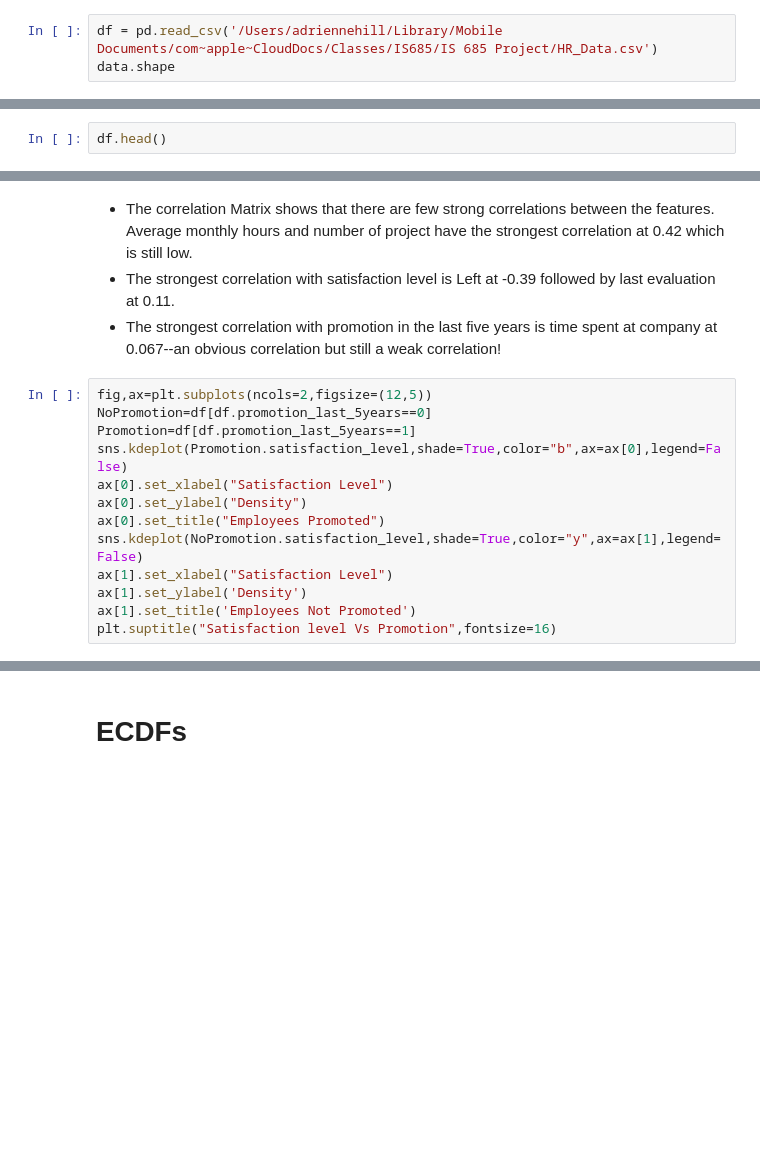
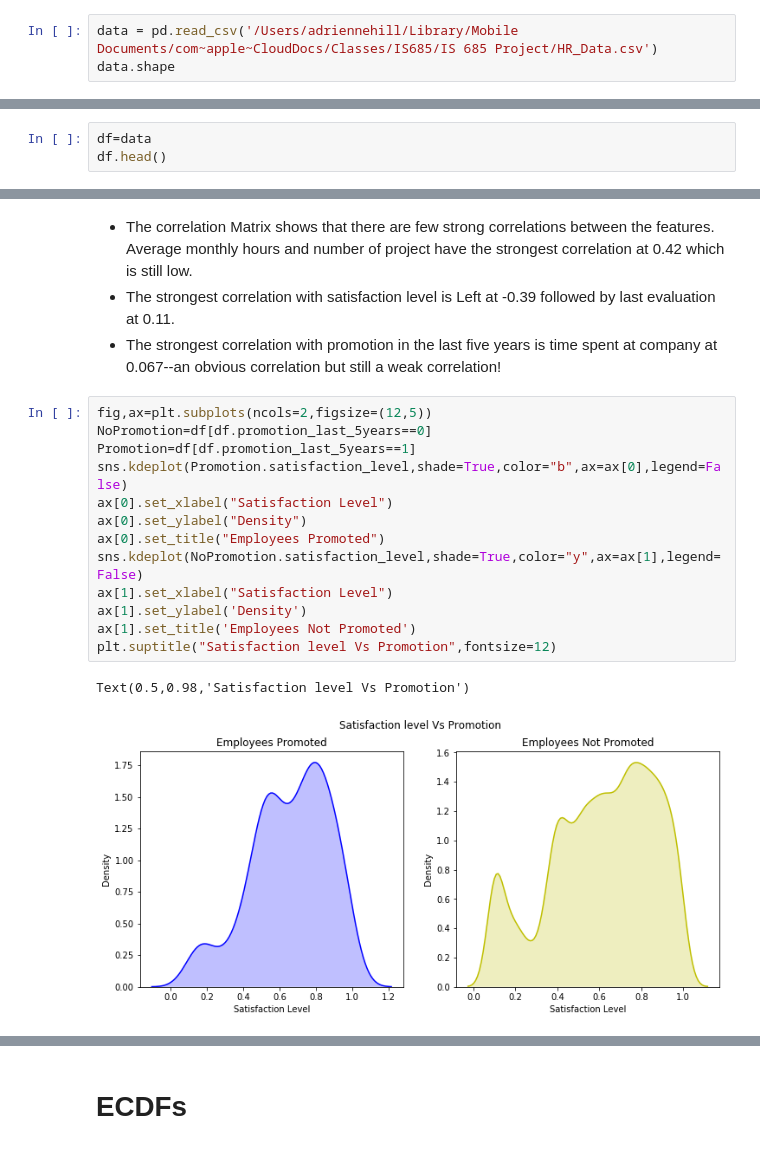
Before and after one commit to UpAHill/IS_685_Project_A.Hill, a Jupyter notebook: IS 685 Project A. Hill.ipynb, the cells around one changed output, grey strips where cells are left out. Saved outputs shown, nothing was run; the diff lists cells and outputs as text; blank space fills up the shorter version.

Commit message:
Second Commit With Changes to Project.

```diff
--- a/IS 685 Project A. Hill.ipynb
+++ b/IS 685 Project A. Hill.ipynb
@@ -30,6 +30,6 @@ import os
 
 pd.reset_option('display.max_columns')
 # %%
-df = pd.read_csv('/Users/adriennehill/Library/Mobile Documents/com~apple~CloudDocs/Classes/IS685/IS 685 Project/HR_Data.csv')
+data = pd.read_csv('/Users/adriennehill/Library/Mobile Documents/com~apple~CloudDocs/Classes/IS685/IS 685 Project/HR_Data.csv')
 data.shape
 # %% [output]
@@ -37,2 +37,3 @@ NameError: name 'data' is not defined
 # %%
+df=data
 df.head()
@@ -95,16 +157,19 @@ plt.show()
 # %%
 fig,ax=plt.subplots(ncols=2,figsize=(12,5))
 NoPromotion=df[df.promotion_last_5years==0]
 Promotion=df[df.promotion_last_5years==1]
 sns.kdeplot(Promotion.satisfaction_level,shade=True,color="b",ax=ax[0],legend=False)
 ax[0].set_xlabel("Satisfaction Level")
 ax[0].set_ylabel("Density")
 ax[0].set_title("Employees Promoted")
 sns.kdeplot(NoPromotion.satisfaction_level,shade=True,color="y",ax=ax[1],legend=False)
 ax[1].set_xlabel("Satisfaction Level")
 ax[1].set_ylabel('Density')
 ax[1].set_title('Employees Not Promoted')
-plt.suptitle("Satisfaction level Vs Promotion",fontsize=16)
+plt.suptitle("Satisfaction level Vs Promotion",fontsize=12)
+# %% [output]
+Text(0.5,0.98,'Satisfaction level Vs Promotion')
+[figure, added]
 # %%
 # List the Promotion Variables
 Promo = [0, 1]
```
Also changed, not shown: parts of 104 cells of this notebook, 6 other files.
